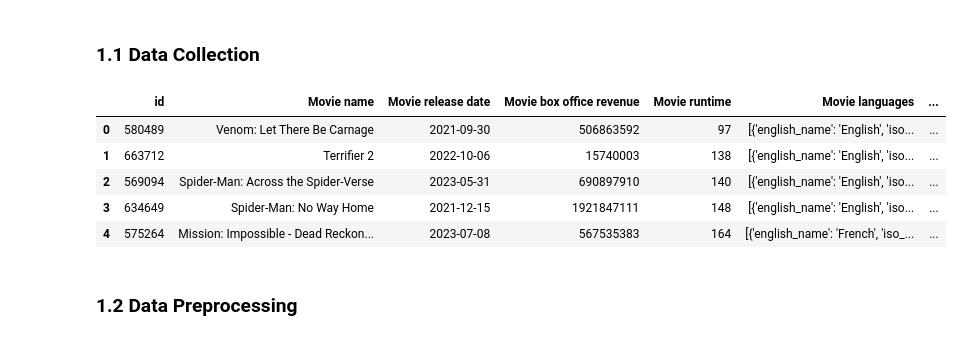
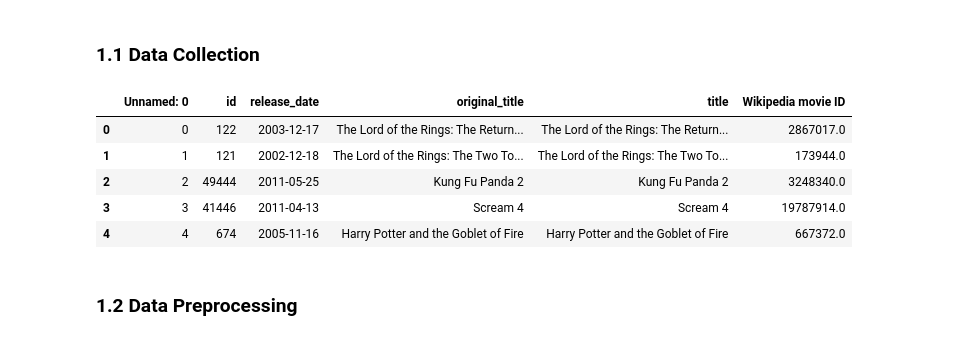
Before and after one commit to epfl-ada/ada-2024-project-onceuponatimeindata, a Jupyter notebook: results.ipynb, the cells around one changed output. Cells and saved outputs as stored; diff of their text form; code cells hidden in the pictures.

```diff
--- a/results.ipynb
+++ b/results.ipynb
@@ -14,34 +14,34 @@ The following cell organizes and preprocesses movie datasets from different time
 # %%
 from src.models.movies_frame import MovieFrames
 import importlib
 import src.models.movies_frame
 importlib.reload(src.models.movies_frame)
 
 movie_df = pd.read_csv('data/MovieSummaries/movie.metadata.tsv', sep='\t', header=None)
 new_movie_df = pd.read_csv('data/random_sample/random_sample_metadata_2010_2024.csv')
 
 keywords = ["sequels", "book", "comics", "remake"]
 path_old = []
 path_new = []
 
 for keyword in keywords:
     path_old.append(f"data/{keyword}/{keyword}_with_wiki_id_1880_2010.csv")
     path_new.append(f"data/{keyword}/{keyword}_metadata_2010_2024.csv")
 
 #path_old.append("data/collections/sequels_and_original_with_wiki_id.csv")
 #path_new.append("data/collections/sequels_and_original_metadata_2010_2024.csv")
 
 movie_frames_old = MovieFrames(movie_df, path_old,start_year=1880,end_year=2011)
 movie_frames_new = MovieFrames(new_movie_df, path_new,start_year=2011,end_year=2024)
 
-movie_frames_new.movie_df_sequel_only.head(5)
+movie_frames_old.movie_df_sequel_only.head(5)
 # %% [output]
-|  | id | Movie name | Movie release date | Movie box office revenue | Movie runtime | Movie languages | ... |
-| 0 | 580489 | Venom: Let There Be Carnage | 2021-09-30 | 506863592 | 97 | [{'english_name': 'English', 'iso... | ... |
-| 1 | 663712 | Terrifier 2 | 2022-10-06 | 15740003 | 138 | [{'english_name': 'English', 'iso... | ... |
-| 2 | 569094 | Spider-Man: Across the Spider-Verse | 2023-05-31 | 690897910 | 140 | [{'english_name': 'English', 'iso... | ... |
-| 3 | 634649 | Spider-Man: No Way Home | 2021-12-15 | 1921847111 | 148 | [{'english_name': 'English', 'iso... | ... |
-| 4 | 575264 | Mission: Impossible - Dead Reckon... | 2023-07-08 | 567535383 | 164 | [{'english_name': 'French', 'iso_... | ... |
+|  | Unnamed: 0 | id | release_date | original_title | title | Wikipedia movie ID |
+| 0 | 0 | 122 | 2003-12-17 | The Lord of the Rings: The Return... | The Lord of the Rings: The Return... | 2867017.0 |
+| 1 | 1 | 121 | 2002-12-18 | The Lord of the Rings: The Two To... | The Lord of the Rings: The Two To... | 173944.0 |
+| 2 | 2 | 49444 | 2011-05-25 | Kung Fu Panda 2 | Kung Fu Panda 2 | 3248340.0 |
+| 3 | 3 | 41446 | 2011-04-13 | Scream 4 | Scream 4 | 19787914.0 |
+| 4 | 4 | 674 | 2005-11-16 | Harry Potter and the Goblet of Fire | Harry Potter and the Goblet of Fire | 667372.0 |
 # %% [markdown]
 ### 1.2 Data Preprocessing
 # %% [markdown]
```
Also changed, not shown: parts of 1 cell of this notebook.
